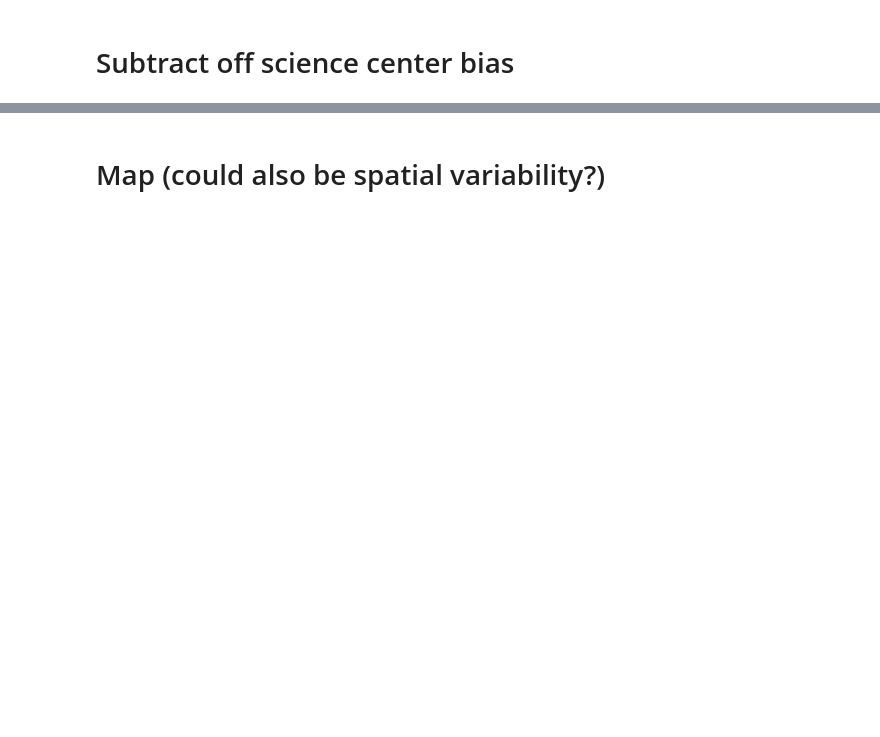
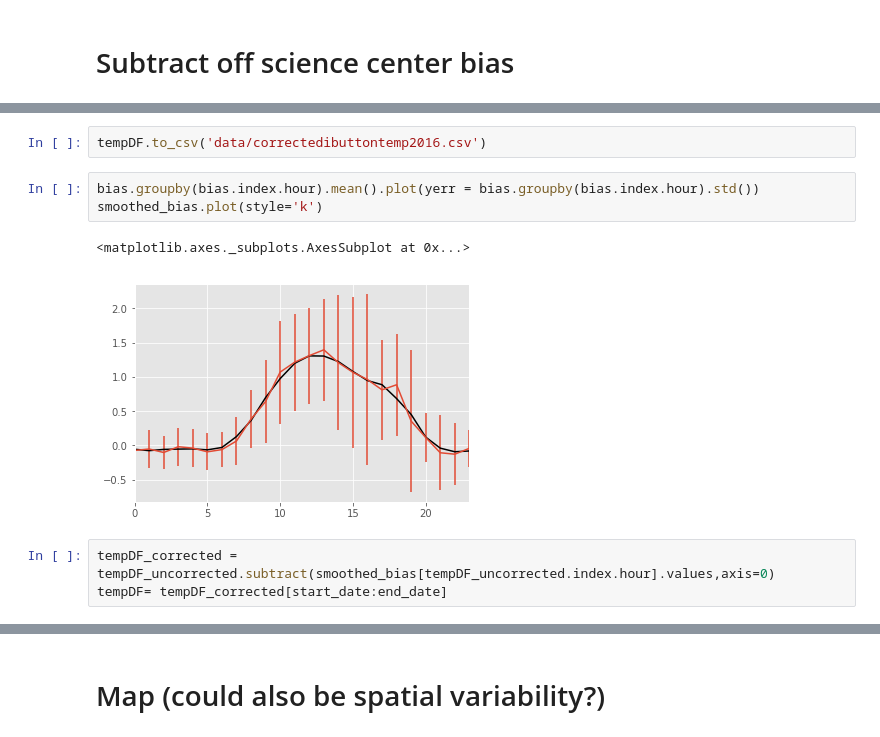
Before and after one commit to gottscott/finalthesischapter, a Jupyter notebook: CharacteristicsBaltimoreUHI.ipynb, the cells around one changed output, grey strips where cells are left out. Cells and saved outputs as stored; diff of their text form; blank space fills up the shorter version.

```diff
--- a/CharacteristicsBaltimoreUHI.ipynb
+++ b/CharacteristicsBaltimoreUHI.ipynb
@@ -120,0 +144,11 @@ See the caveats in the documentation: http://pandas.pydata.org/pandas-docs/stabl
+# %%
+tempDF.to_csv('data/correctedibuttontemp2016.csv')
+# %%
+bias.groupby(bias.index.hour).mean().plot(yerr = bias.groupby(bias.index.hour).std())
+smoothed_bias.plot(style='k')
+# %% [output]
+<matplotlib.axes._subplots.AxesSubplot at 0x...>
+[figure, added]
+# %%
+tempDF_corrected = tempDF_uncorrected.subtract(smoothed_bias[tempDF_uncorrected.index.hour].values,axis=0)
+tempDF= tempDF_corrected[start_date:end_date]
```
Also changed, not shown: parts of 24 cells of this notebook.
